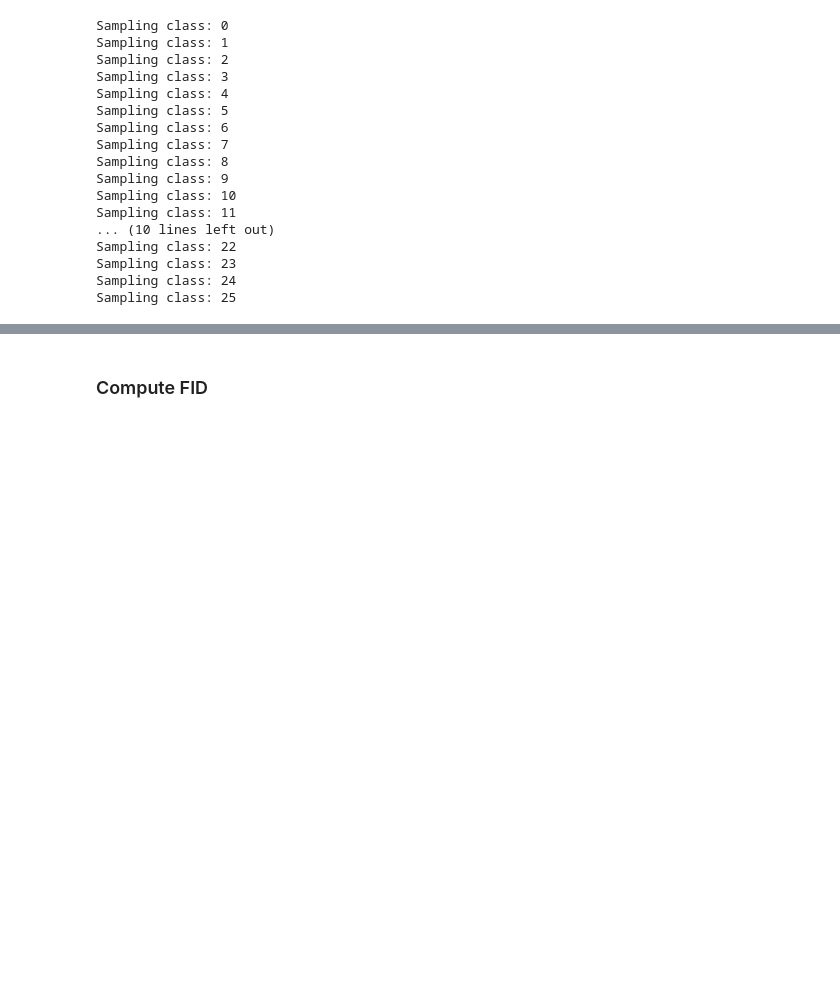
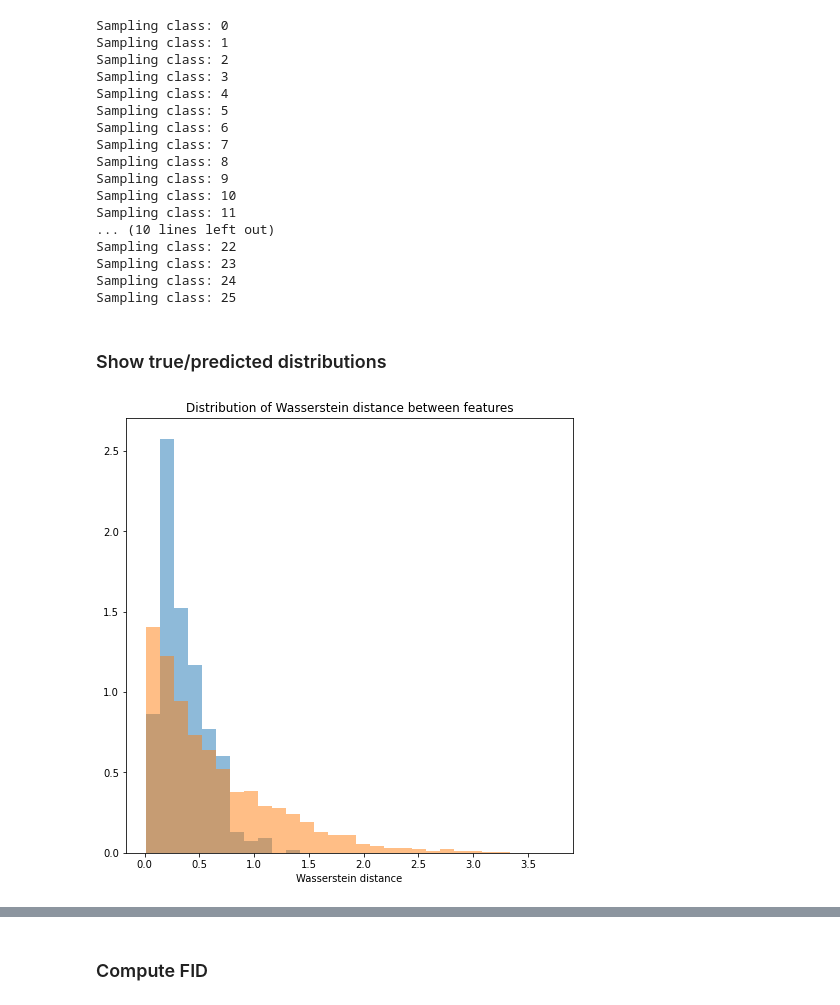
Before and after one commit to Genentech/branched-diffusion, a Jupyter notebook: notebooks/continuous_branched_letters_letter_quality.ipynb, the cells around one changed output, grey strips where cells are left out. Cells and saved outputs as stored; diff of their text form; code cells hidden in the pictures; blank space fills up the shorter version.

Commit message:
Better plots for showing quality of generated letters and distributions

```diff
--- a/notebooks/continuous_branched_letters_letter_quality.ipynb
+++ b/notebooks/continuous_branched_letters_letter_quality.ipynb
@@ -215,3 +216,35 @@ Sampling class: 22
 Sampling class: 23
 Sampling class: 24
 Sampling class: 25
+# %% [markdown]
+### Show true/predicted distributions
+# %%
+# Plot the overall distribution of Wasserstein distance between feature distributions,
+# both between true/predicted distributions, and between true predictions
+num_features = input_shape[0]
+true_pred_dists = {}
+true_true_dists = {}
+for i in range(num_features):
+    for class_to_sample in classes:
+        true = true_samples[class_to_sample][:, i]
+        generated = branched_samples[class_to_sample][:, i]
+        true_pred_dists[(class_to_sample, i)] = scipy.stats.wasserstein_distance(true, generated)
+
+    for c_i1 in range(len(classes)):
+        for c_i2 in range(c_i1):
+            c1, c2 = classes[c_i1], classes[c_i2]
+            true_1, true_2 = true_samples[c1][:, i], true_samples[c2][:, i]
+            true_true_dists[(c1, c2, i)] = scipy.stats.wasserstein_distance(true_1, true_2)
+
+num_bins = 30
+fig, ax = plt.subplots(figsize=(8, 8))
+true_pred_vals, true_true_vals = np.array(list(true_pred_dists.values())), np.array(list(true_true_dists.values()))
+all_vals = np.concatenate([true_pred_vals, true_true_vals])
+bins = np.linspace(np.min(all_vals), np.max(all_vals), num_bins)
+ax.hist(true_pred_vals, bins=bins, label="True vs predicted features", alpha=0.5, density=True)
+ax.hist(true_true_vals, bins=bins, label="True vs true features", alpha=0.5, density=True)
+ax.set_title("Distribution of Wasserstein distance between features")
+ax.set_xlabel("Wasserstein distance")
+plt.show()
+# %% [output]
+[figure, added]
```
Also changed, not shown: parts of 9 cells of this notebook.
